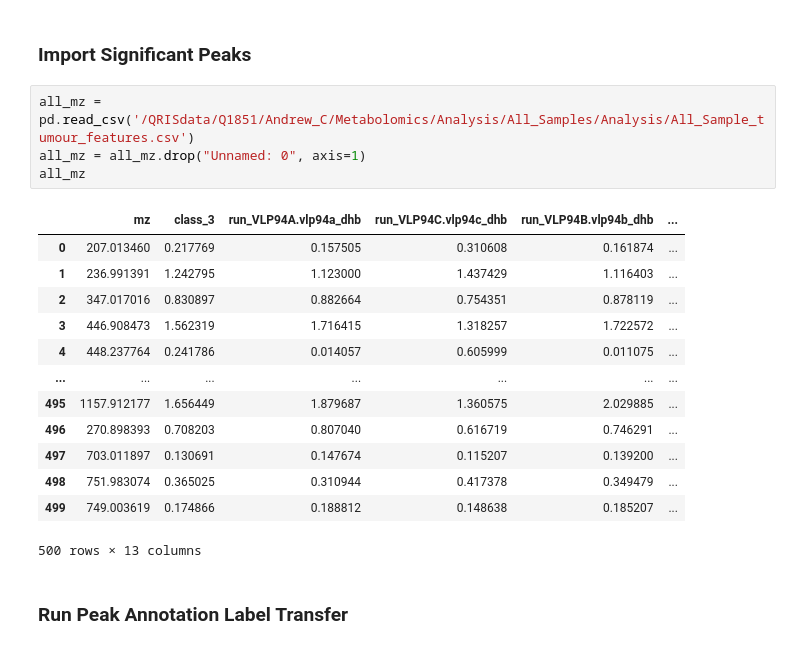
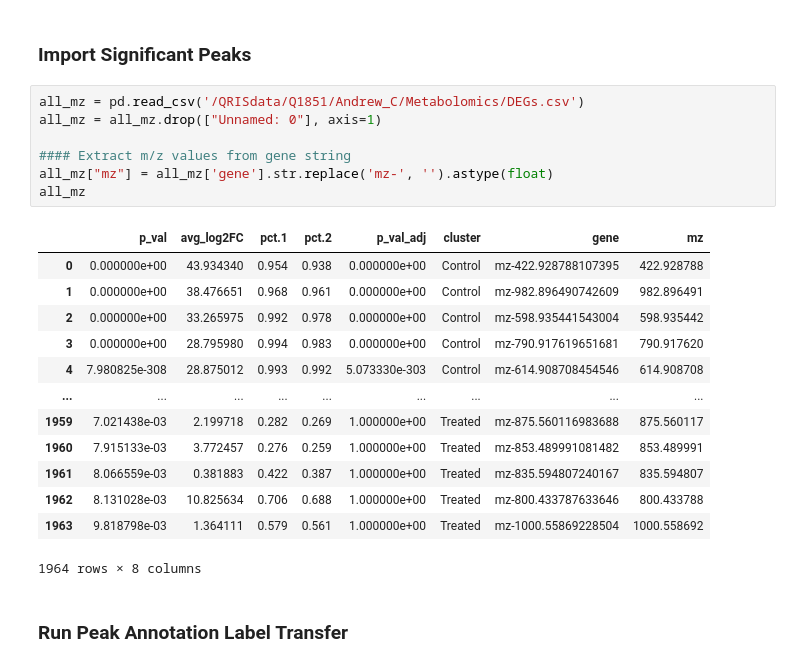
Before and after one commit to agc888/Nguyen_Lab, a Jupyter notebook: Spatial_Metabolomics/Mass_Spectrometry_Peak_Annotation.ipynb, the cells around one changed output. Cells and saved outputs as stored; diff of their text form.

```diff
--- a/Spatial_Metabolomics/Mass_Spectrometry_Peak_Annotation.ipynb
+++ b/Spatial_Metabolomics/Mass_Spectrometry_Peak_Annotation.ipynb
@@ -25,23 +25,26 @@ df
 # %% [markdown]
 ### Import Significant Peaks
 # %%
-all_mz = pd.read_csv('/QRISdata/Q1851/Andrew_C/Metabolomics/Analysis/All_Samples/Analysis/All_Sample_tumour_features.csv')
-all_mz = all_mz.drop("Unnamed: 0", axis=1)
+all_mz = pd.read_csv('/QRISdata/Q1851/Andrew_C/Metabolomics/DEGs.csv')
+all_mz = all_mz.drop(["Unnamed: 0"], axis=1)
+
+#### Extract m/z values from gene string
+all_mz["mz"] = all_mz['gene'].str.replace('mz-', '').astype(float)
 all_mz
 # %% [output]
-|  | mz | class_3 | run_VLP94A.vlp94a_dhb | run_VLP94C.vlp94c_dhb | run_VLP94B.vlp94b_dhb | ... |
-| 0 | 207.013460 | 0.217769 | 0.157505 | 0.310608 | 0.161874 | ... |
-| 1 | 236.991391 | 1.242795 | 1.123000 | 1.437429 | 1.116403 | ... |
-| 2 | 347.017016 | 0.830897 | 0.882664 | 0.754351 | 0.878119 | ... |
-| 3 | 446.908473 | 1.562319 | 1.716415 | 1.318257 | 1.722572 | ... |
-| 4 | 448.237764 | 0.241786 | 0.014057 | 0.605999 | 0.011075 | ... |
-| ... | ... | ... | ... | ... | ... | ... |
-| 495 | 1157.912177 | 1.656449 | 1.879687 | 1.360575 | 2.029885 | ... |
-| 496 | 270.898393 | 0.708203 | 0.807040 | 0.616719 | 0.746291 | ... |
-| 497 | 703.011897 | 0.130691 | 0.147674 | 0.115207 | 0.139200 | ... |
-| 498 | 751.983074 | 0.365025 | 0.310944 | 0.417378 | 0.349479 | ... |
-| 499 | 749.003619 | 0.174866 | 0.188812 | 0.148638 | 0.185207 | ... |
+|  | p_val | avg_log2FC | pct.1 | pct.2 | p_val_adj | cluster | gene | mz |
+| 0 | 0.000000e+00 | 43.934340 | 0.954 | 0.938 | 0.000000e+00 | Control | mz-422.928788107395 | 422.928788 |
+| 1 | 0.000000e+00 | 38.476651 | 0.968 | 0.961 | 0.000000e+00 | Control | mz-982.896490742609 | 982.896491 |
+| 2 | 0.000000e+00 | 33.265975 | 0.992 | 0.978 | 0.000000e+00 | Control | mz-598.935441543004 | 598.935442 |
+| 3 | 0.000000e+00 | 28.795980 | 0.994 | 0.983 | 0.000000e+00 | Control | mz-790.917619651681 | 790.917620 |
+| 4 | 7.980825e-308 | 28.875012 | 0.993 | 0.992 | 5.073330e-303 | Control | mz-614.908708454546 | 614.908708 |
+| ... | ... | ... | ... | ... | ... | ... | ... | ... |
+| 1959 | 7.021438e-03 | 2.199718 | 0.282 | 0.269 | 1.000000e+00 | Treated | mz-875.560116983688 | 875.560117 |
+| 1960 | 7.915133e-03 | 3.772457 | 0.276 | 0.259 | 1.000000e+00 | Treated | mz-853.489991081482 | 853.489991 |
+| 1961 | 8.066559e-03 | 0.381883 | 0.422 | 0.387 | 1.000000e+00 | Treated | mz-835.594807240167 | 835.594807 |
+| 1962 | 8.131028e-03 | 10.825634 | 0.706 | 0.688 | 1.000000e+00 | Treated | mz-800.433787633646 | 800.433788 |
+| 1963 | 9.818798e-03 | 1.364111 | 0.579 | 0.561 | 1.000000e+00 | Treated | mz-1000.55869228504 | 1000.558692 |
-500 rows × 13 columns
+1964 rows × 8 columns
 # %% [markdown]
 ### Run Peak Annotation Label Transfer
 # %%
```
Also changed, not shown: parts of 6 cells of this notebook, 2 other files.
